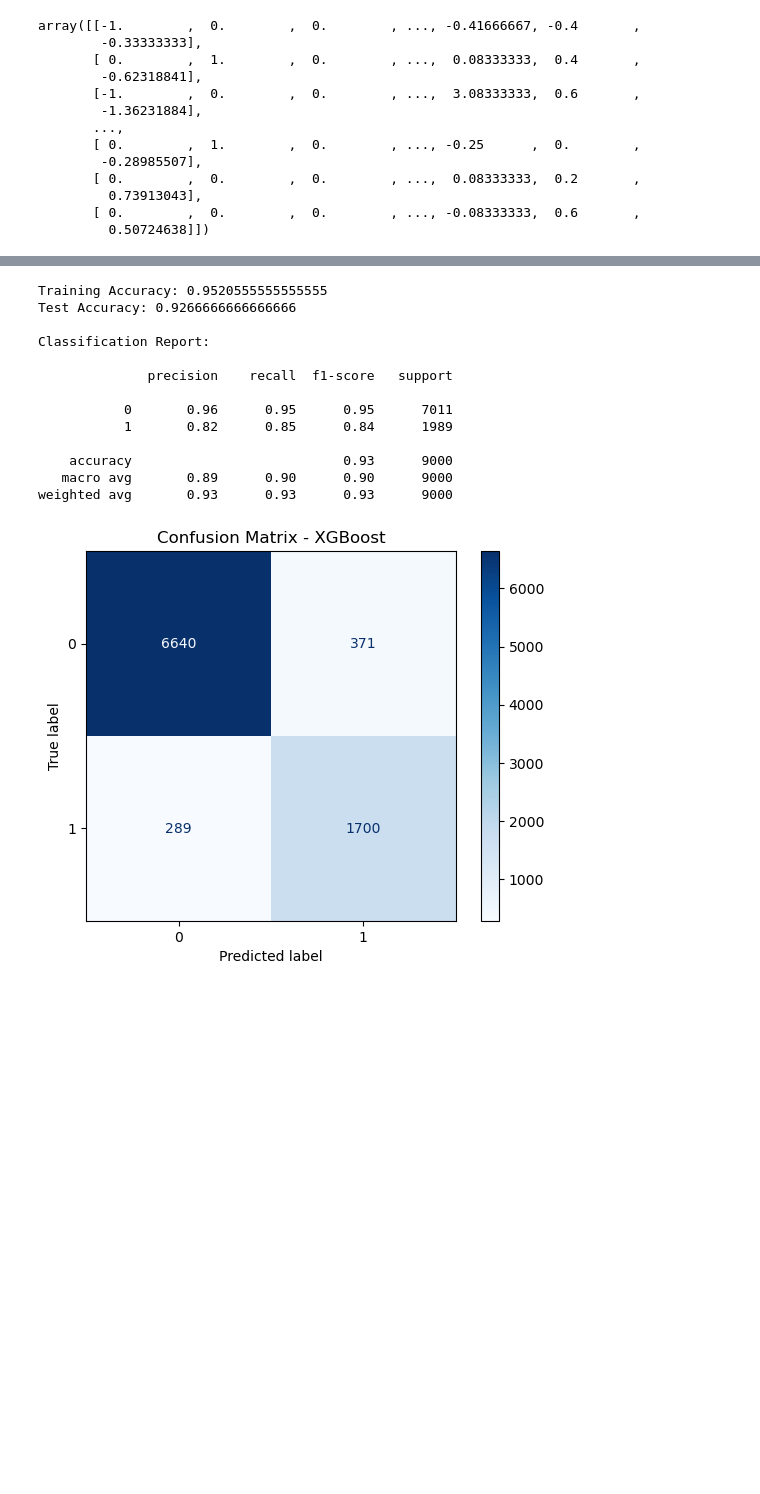
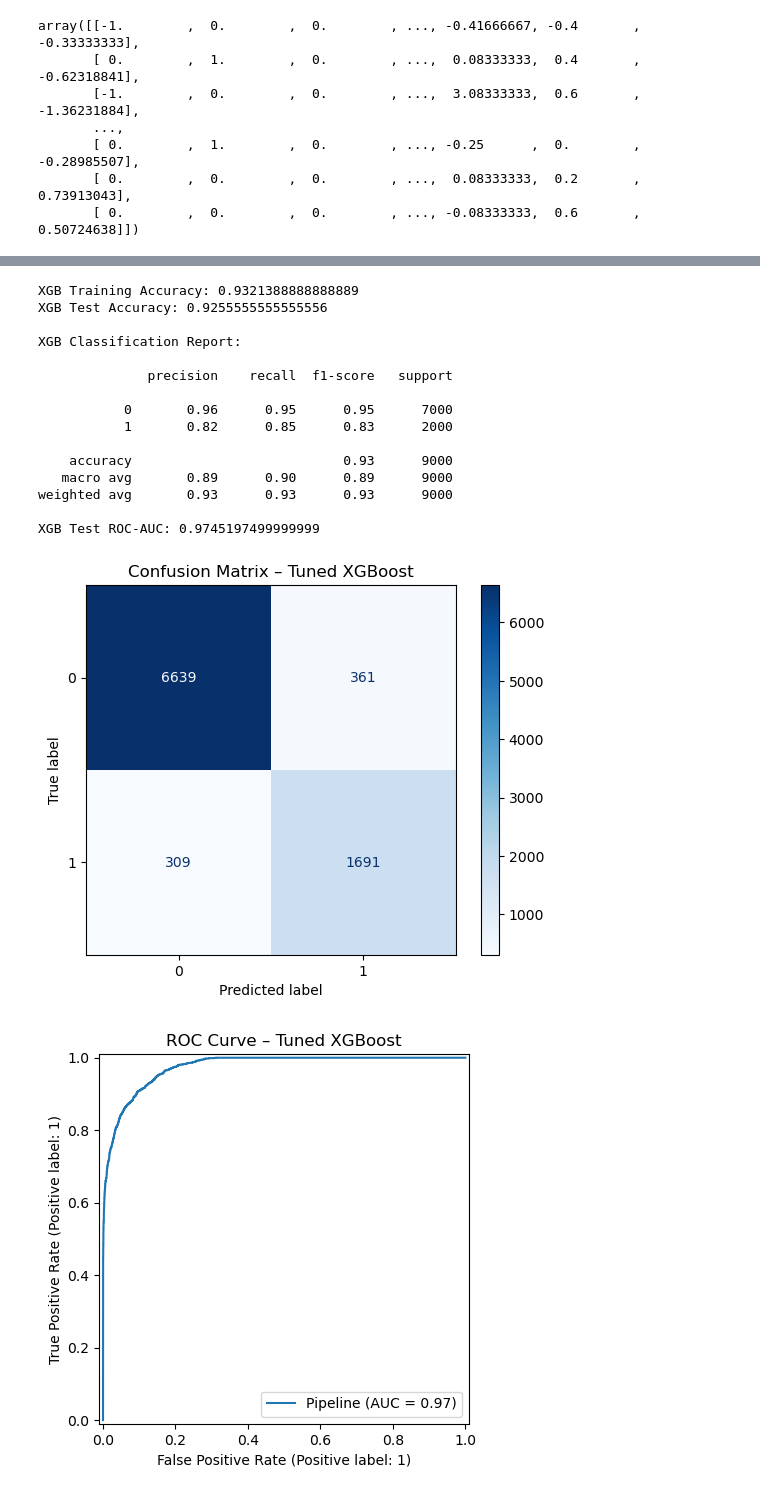
Before and after one commit to samstrc/AppliedML_FinalProj, a Jupyter notebook: sam_edits.ipynb, the cells around one changed output, grey strips where cells are left out. Cells and saved outputs as stored; diff of their text form; code cells hidden in the pictures; blank space fills up the shorter version.

```diff
--- a/sam_edits.ipynb
+++ b/sam_edits.ipynb
@@ -590,15 +568,12 @@ weighted avg       0.92      0.92      0.92      9000
 # %%
 # XGBoost pipeline
-pipeline = Pipeline([
-    ("smote", SMOTE(random_state=42)),
-    ("kbest", SelectKBest(f_classif, k=10)),
+xgb_pipeline = Pipeline([
+    ("smote", SMOTE(random_state=0)), # Oversampling again to help with class imbalance
+    ("kbest", SelectKBest(f_classif)),  # we'll tune k
     ("xgb", XGBClassifier(
-        n_estimators=300,
-        max_depth=6, # Can be changed to avoid overfitting, set it at 6 for a baseline
-        learning_rate=0.1, # LR, to be tuned as well
-        subsample=0.8, # Regularization
-        colsample_bytree=0.8, # Regularization
-        eval_metric="logloss",
-        random_state=1
+        objective="binary:logistic", # Specify resp var type
+        eval_metric="logloss", # Specify loss
+        random_state=0, # Seed
+        n_jobs=-1 # Number of jobs
     ))
 ])
@@ -605,40 +609,55 @@ pipeline = Pipeline([
 # %%
-pipeline.fit(X_train_encoded, y_train) # We avoid using scaled data for tree algorithms
+model = best_xgb
 
 # Accuracy
-train_score = pipeline.score(X_train_encoded, y_train)
-test_score  = pipeline.score(X_test_encoded, y_test)
+train_acc_xgb = model.score(X_train_encoded, y_train)
+test_acc_xgb  = model.score(X_test_encoded, y_test)
+
+print("XGB Training Accuracy:", train_acc_xgb)
+print("XGB Test Accuracy:", test_acc_xgb)
 
 # Predictions
-y_pred = pipeline.predict(X_test_encoded)
+y_pred_xgb = model.predict(X_test_encoded)
 
-print("Training Accuracy:", train_score)
-print("Test Accuracy:", test_score)
-print("\nClassification Report:\n")
-print(classification_report(y_test, y_pred))
+print("\nXGB Classification Report:\n")
+print(classification_report(y_test, y_pred_xgb))
 
-# Confusion Matrix
-disp = ConfusionMatrixDisplay.from_estimator(
-    pipeline,
+# ROC-AUC
+y_proba_xgb = model.predict_proba(X_test_encoded)[:, 1]
+roc_auc_xgb = roc_auc_score(y_test, y_proba_xgb)
+print("XGB Test ROC-AUC:", roc_auc_xgb)
+
+ConfusionMatrixDisplay.from_estimator(
+    model,
     X_test_encoded,
     y_test,
     cmap="Blues"
 )
+plt.title("Confusion Matrix - Tuned XGBoost")
+plt.show()
 
-plt.title("Confusion Matrix - XGBoost")
+RocCurveDisplay.from_estimator(
+    model,
+    X_test_encoded,
+    y_test
+)
+plt.title("ROC Curve – Tuned XGBoost")
 plt.show()
 # %% [output]
-Training Accuracy: 0.9520555555555555
-Test Accuracy: 0.9266666666666666
+XGB Training Accuracy: 0.9321388888888889
+XGB Test Accuracy: 0.9255555555555556
 
-Classification Report:
+XGB Classification Report:
 
               precision    recall  f1-score   support
 
-           0       0.96      0.95      0.95      7011
-           1       0.82      0.85      0.84      1989
+           0       0.96      0.95      0.95      7000
+           1       0.82      0.85      0.83      2000
 
     accuracy                           0.93      9000
-   macro avg       0.89      0.90      0.90      9000
+   macro avg       0.89      0.90      0.89      9000
 weighted avg       0.93      0.93      0.93      9000
+
+XGB Test ROC-AUC: 0.9745197499999999
-[figure, old version]
+[figure, new version]
+[figure, added]
```
Also changed, not shown: parts of 24 cells of this notebook.
